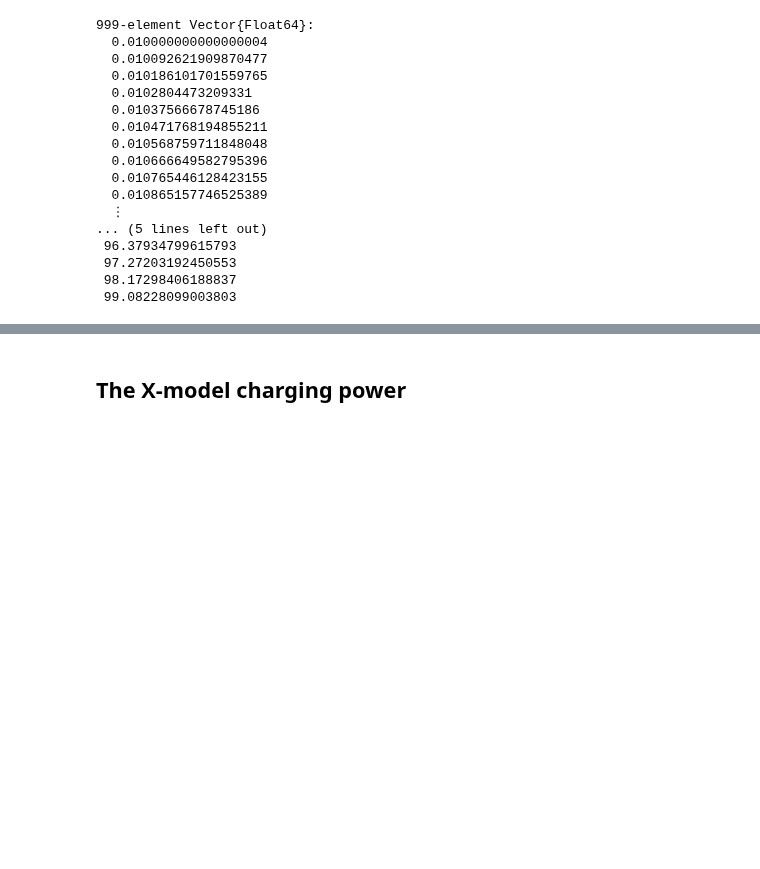
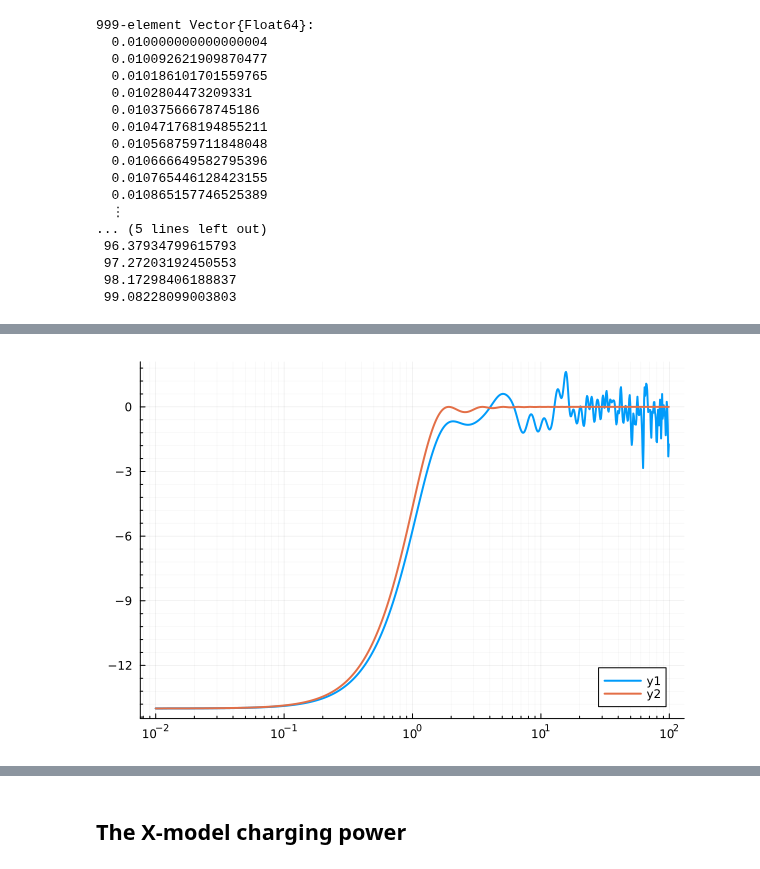
Before and after one commit to Dario-Rosa85/ChargingPower, a Jupyter notebook: notebook/charging_power.ipynb, the cells around one changed output, grey strips where cells are left out. Saved outputs shown, nothing was run; the diff lists cells and outputs as text; code cells hidden in the pictures; blank space fills up the shorter version.

Commit message:
ready for simulating the Z-model

```diff
--- a/notebook/charging_power.ipynb
+++ b/notebook/charging_power.ipynb
@@ -43,0 +48,5 @@ points = exp.(log(min_t):((log(max_t) - log(min_t)) / (number_of_points - 1)):lo
+# %%
+n_majorana = 28
+samples_done = 0
+average_energy_list = zeros(Float64, length(points))
+e_0 = -n_majorana /2
@@ -43,0 +55,29 @@ points = exp.(log(min_t):((log(max_t) - log(min_t)) / (number_of_points - 1)):lo
+# %%
+n_samples = 10
+energy_single_size_list = Array{Float64}[]
+majorana_matrices = majorana_operators(n_majorana)
+graph = complete_graph(n_majorana)
+battery_hamiltonian = Z_model_hamiltonian(majorana_matrices)
+for i in 1:n_samples
+    charging_hamiltonian = SYK_hamiltonian(majorana_matrices, graph)
+    ground_state_rough = eigsolve(battery_hamiltonian, rand(ComplexF64, floor(Int, 2^(n_majorana/2))), 1, :SR)
+    e_0 = real(ground_state_rough[1][1])
+    ground_state = ground_state_rough[2][1]
+    energy_list = Float64[]
+    for index in eachindex(points)
+        if index == 1
+            ground_state = expv(- im * points[index], charging_hamiltonian, ground_state)
+        else
+            ground_state = expv(- im * (points[index] - points[index-1]), charging_hamiltonian, ground_state)
+        end
+        push!(energy_list, (real(ground_state' * battery_hamiltonian * ground_state)))
+    end
+    push!(energy_single_size_list, energy_list)
+end
+average_energy_list = (samples_done .* average_energy_list + n_samples * mean(energy_single_size_list)) / (samples_done + n_samples)
+samples_done += n_samples
+samples_done
+# %%
+theoretical_points = [-1 * (n_majorana/2) * (besselj(1, 2* t) / t)^2 for t in points]
+average_power_list = [((average_energy_list[index] - e_0))/(points[index]) for index in 1:length(points)]
+theoretical_power_points = [((theoretical_points[index] - e_0))/(points[index]) for index in 1:length(points)]
@@ -43,0 +102,4 @@ points = exp.(log(min_t):((log(max_t) - log(min_t)) / (number_of_points - 1)):lo
+# %%
+plot(points, [average_energy_list, theoretical_points], xaxis=:log, linewidth=2, minorgrid=true)
+# %% [output]
+[figure, added]
```
Also changed, not shown: parts of 7 cells of this notebook.
